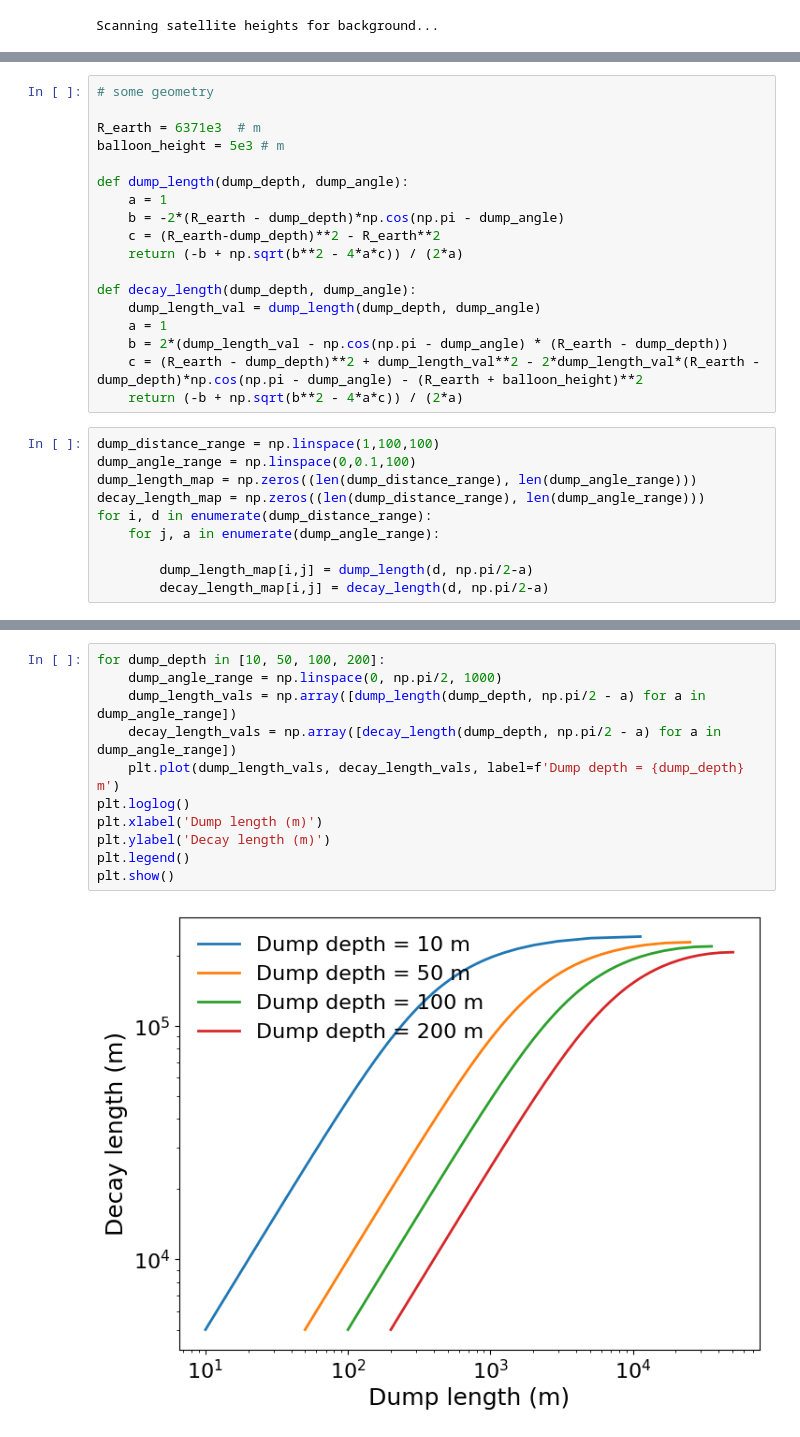
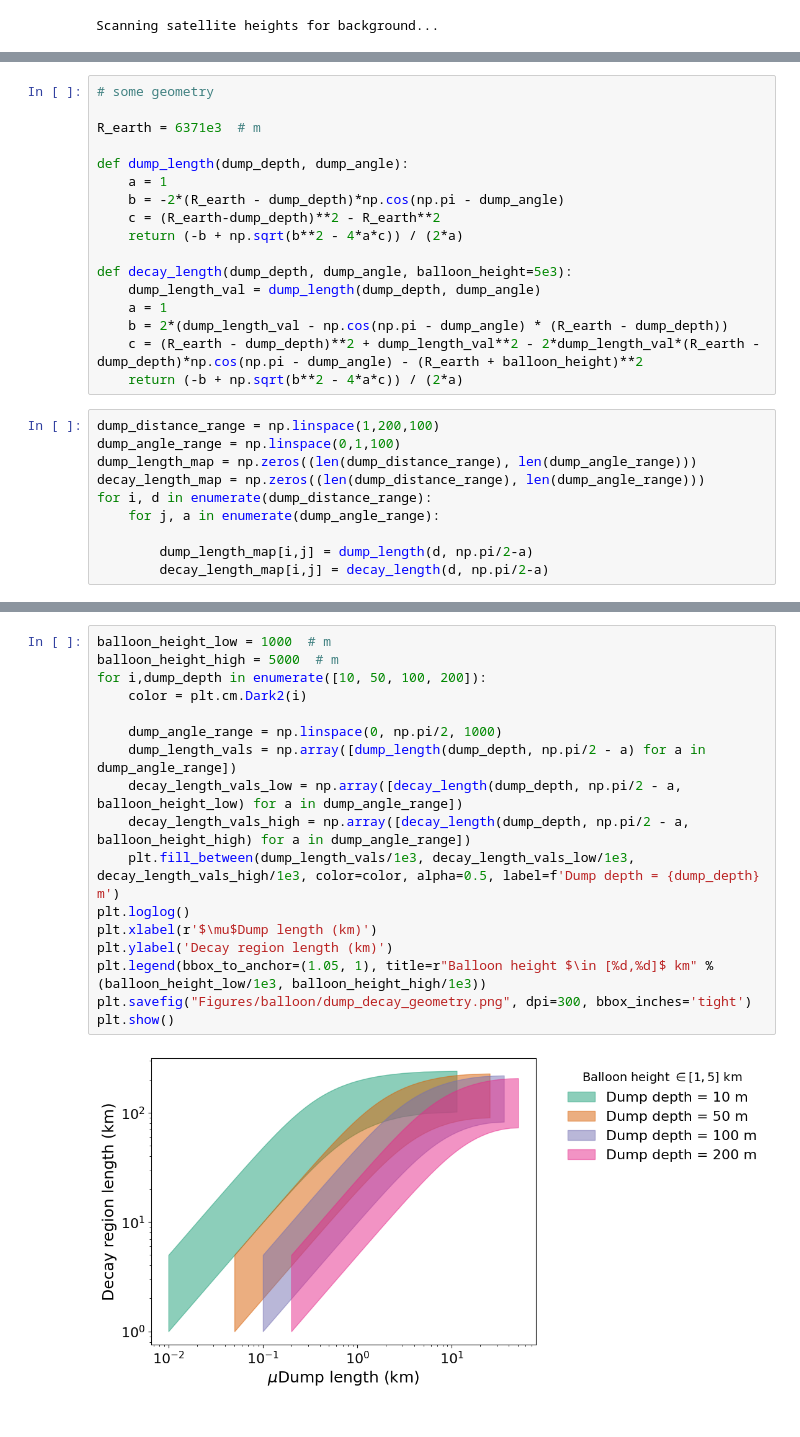
Before and after one commit to nickkamp1/NeutrinoFactoryHNL, a Jupyter notebook: Balloon.ipynb, the cells around one changed output, grey strips where cells are left out. Drawn from its saved outputs; the diff is of its cells as text.

```diff
--- a/Balloon.ipynb
+++ b/Balloon.ipynb
@@ -589,7 +589,6 @@ for (h,bkg_set),color in zip(bkg.items(), ['blue','orange','green','red']):
 # some geometry
 
 R_earth = 6371e3  # m
-balloon_height = 5e3 # m
 
 def dump_length(dump_depth, dump_angle):
     a = 1
@@ -597,15 +596,15 @@ def dump_length(dump_depth, dump_angle):
     c = (R_earth-dump_depth)**2 - R_earth**2
     return (-b + np.sqrt(b**2 - 4*a*c)) / (2*a)
 
-def decay_length(dump_depth, dump_angle):
+def decay_length(dump_depth, dump_angle, balloon_height=5e3):
     dump_length_val = dump_length(dump_depth, dump_angle)
     a = 1
     b = 2*(dump_length_val - np.cos(np.pi - dump_angle) * (R_earth - dump_depth))
     c = (R_earth - dump_depth)**2 + dump_length_val**2 - 2*dump_length_val*(R_earth - dump_depth)*np.cos(np.pi - dump_angle) - (R_earth + balloon_height)**2
     return (-b + np.sqrt(b**2 - 4*a*c)) / (2*a)
 # %%
-dump_distance_range = np.linspace(1,100,100)
-dump_angle_range = np.linspace(0,0.1,100)
+dump_distance_range = np.linspace(1,200,100)
+dump_angle_range = np.linspace(0,1,100)
 dump_length_map = np.zeros((len(dump_distance_range), len(dump_angle_range)))
 decay_length_map = np.zeros((len(dump_distance_range), len(dump_angle_range)))
 for i, d in enumerate(dump_distance_range):
@@ -632,13 +633,19 @@ plt.show()
 # %%
-for dump_depth in [10, 50, 100, 200]:
+balloon_height_low = 1000  # m
+balloon_height_high = 5000  # m
+for i,dump_depth in enumerate([10, 50, 100, 200]):
+    color = plt.cm.Dark2(i)
+
     dump_angle_range = np.linspace(0, np.pi/2, 1000)
     dump_length_vals = np.array([dump_length(dump_depth, np.pi/2 - a) for a in dump_angle_range])
-    decay_length_vals = np.array([decay_length(dump_depth, np.pi/2 - a) for a in dump_angle_range])
-    plt.plot(dump_length_vals, decay_length_vals, label=f'Dump depth = {dump_depth} m')
+    decay_length_vals_low = np.array([decay_length(dump_depth, np.pi/2 - a, balloon_height_low) for a in dump_angle_range])
+    decay_length_vals_high = np.array([decay_length(dump_depth, np.pi/2 - a, balloon_height_high) for a in dump_angle_range])
+    plt.fill_between(dump_length_vals/1e3, decay_length_vals_low/1e3, decay_length_vals_high/1e3, color=color, alpha=0.5, label=f'Dump depth = {dump_depth} m')
 plt.loglog()
-plt.xlabel('Dump length (m)')
-plt.ylabel('Decay length (m)')
-plt.legend()
+plt.xlabel(r'$\mu$Dump length (km)')
+plt.ylabel('Decay region length (km)')
+plt.legend(bbox_to_anchor=(1.05, 1), title=r"Balloon height $\in [%d,%d]$ km" % (balloon_height_low/1e3, balloon_height_high/1e3))
+plt.savefig("Figures/balloon/dump_decay_geometry.png", dpi=300, bbox_inches='tight')
 plt.show()
 # %% [output]
-[figure, old version]
+[figure, new version]
```
Also changed, not shown: parts of 2 cells of this notebook.
